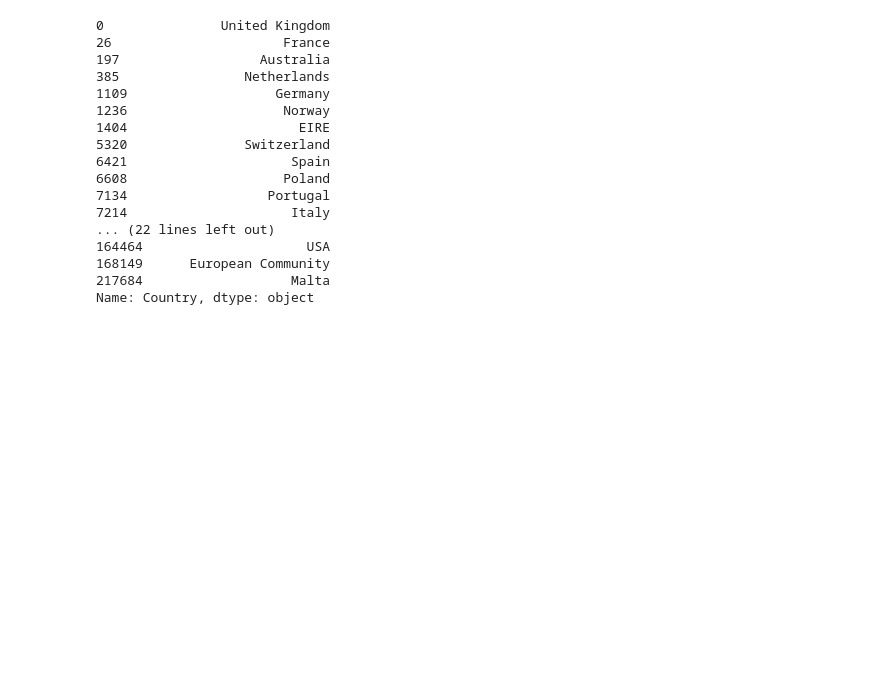
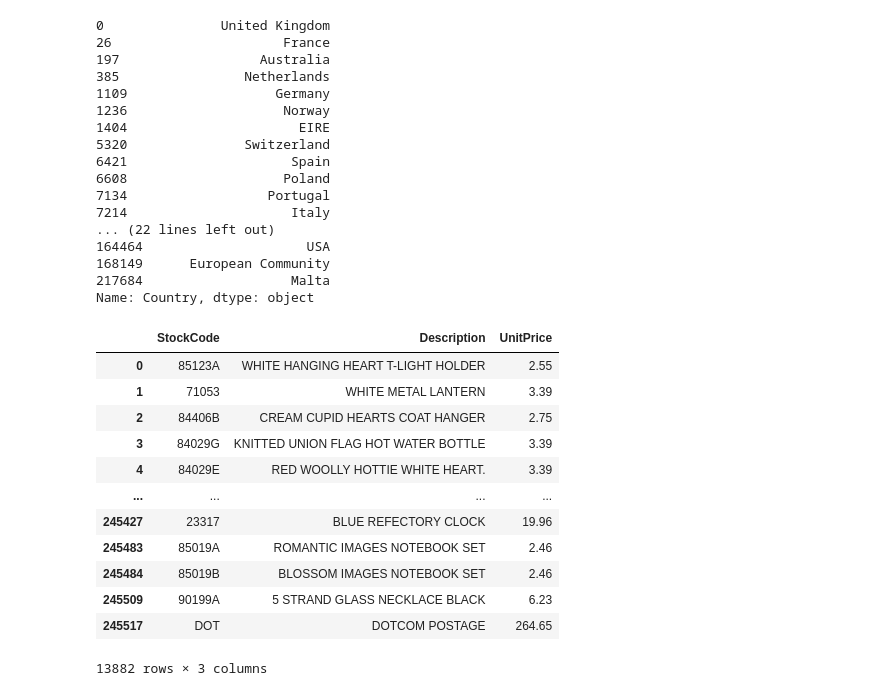
Before and after one commit to SaiaR1523/Projet1C-bis, a Jupyter notebook: ETL2/ETL2/Traitement final csv.ipynb, the cells around one changed output. Cells and saved outputs as stored; diff of their text form; code cells hidden in the pictures; blank space fills up the shorter version.

```diff
--- a/ETL2/ETL2/Traitement final csv.ipynb
+++ b/ETL2/ETL2/Traitement final csv.ipynb
@@ -181,3 +182,23 @@ dfpays
 168149      European Community
 217684                   Malta
 Name: Country, dtype: object
+# %%
+dfproduit = df[['StockCode', 'Description' , 'UnitPrice']].copy()  #pour suppriemr les doublons entre les 3 colonnes de num produit
+#description et prix unitaire
+dfproduit.drop_duplicates(inplace=True)
+# %%
+dfproduit
+# %% [output]
+|  | StockCode | Description | UnitPrice |
+| 0 | 85123A | WHITE HANGING HEART T-LIGHT HOLDER | 2.55 |
+| 1 | 71053 | WHITE METAL LANTERN | 3.39 |
+| 2 | 84406B | CREAM CUPID HEARTS COAT HANGER | 2.75 |
+| 3 | 84029G | KNITTED UNION FLAG HOT WATER BOTTLE | 3.39 |
+| 4 | 84029E | RED WOOLLY HOTTIE WHITE HEART. | 3.39 |
+| ... | ... | ... | ... |
+| 245427 | 23317 | BLUE REFECTORY CLOCK | 19.96 |
+| 245483 | 85019A | ROMANTIC IMAGES NOTEBOOK SET | 2.46 |
+| 245484 | 85019B | BLOSSOM IMAGES NOTEBOOK SET | 2.46 |
+| 245509 | 90199A | 5 STRAND GLASS NECKLACE BLACK | 6.23 |
+| 245517 | DOT | DOTCOM POSTAGE | 264.65 |
+13882 rows × 3 columns
```
Also changed, not shown: parts of 2 cells of this notebook, 3 other files.
